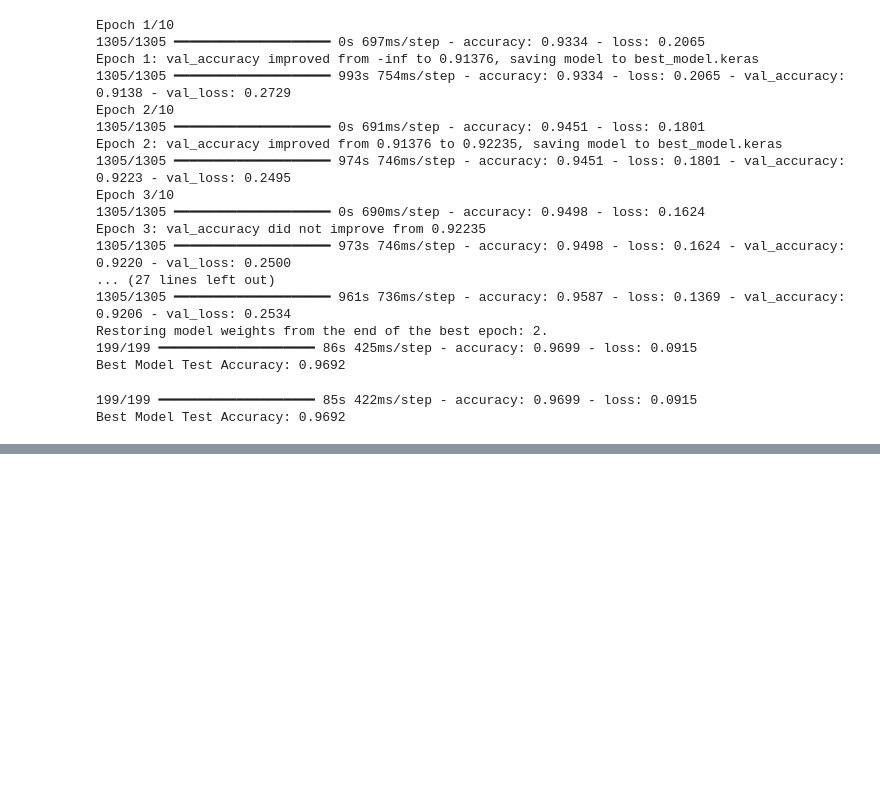
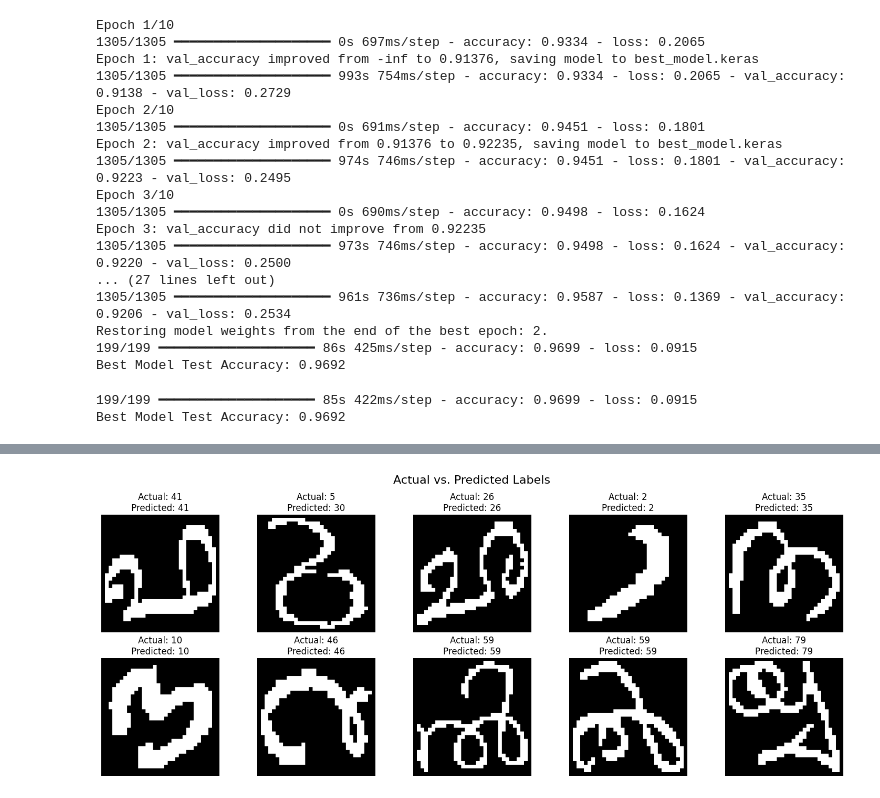
Before and after one commit to Abhiram-P-Ashok/Malayalam-Transfer-Learning-NLP, a Jupyter notebook: malayalam transfer learning nlp.ipynb, the cells around one changed output, grey strips where cells are left out. Cells and saved outputs as stored; diff of their text form; code cells hidden in the pictures; blank space fills up the shorter version.

```diff
--- a/malayalam transfer learning nlp.ipynb
+++ b/malayalam transfer learning nlp.ipynb
@@ -649,3 +650,42 @@ print(f"Best Model Test Accuracy: {test_acc:.4f}")
 # %% [output]
 199/199 ━━━━━━━━━━━━━━━━━━━━ 85s 422ms/step - accuracy: 0.9699 - loss: 0.0915
 Best Model Test Accuracy: 0.9692
+# %%
+# Load the best trained model
+model = load_model("best_model.keras")
+
+# Set the test images directory
+test_dir = "Test_Images"
+
+# Get class labels (folder names inside Test_Images)
+class_names = sorted(os.listdir(test_dir))
+
+# Select 10 random images
+fig, axes = plt.subplots(2, 5, figsize=(15, 6))
+fig.suptitle("Actual vs. Predicted Labels", fontsize=16)
+
+for i, ax in enumerate(axes.flat):
+    class_name = random.choice(class_names)  # Pick a random class
+    class_path = os.path.join(test_dir, class_name)
+
+    # Get a random image from the class folder
+    image_name = random.choice(os.listdir(class_path))
+    img_path = os.path.join(class_path, image_name)
+
+    # Load and preprocess the image
+    img = image.load_img(img_path, target_size=(224, 224))  # Resize to (224, 224)
+    img_array = image.img_to_array(img) / 255.0  # Normalize
+    img_array = np.expand_dims(img_array, axis=0)  # Expand dimensions for model input
+
+    # Get the prediction
+    prediction = model.predict(img_array)
+    predicted_class = class_names[np.argmax(prediction)]  # Convert index to class name
+
+    # Plot the image with actual and predicted labels
+    ax.imshow(img)
+    ax.set_title(f"Actual: {class_name}\nPredicted: {predicted_class}")
+    ax.axis("off")
+
+plt.tight_layout()
+plt.show()
+# %% [output]
@@ -651,0 +702 @@ Best Model Test Accuracy: 0.9692
+[figure, added]
```
Also changed, not shown: parts of 5 cells of this notebook, 3 other files.
